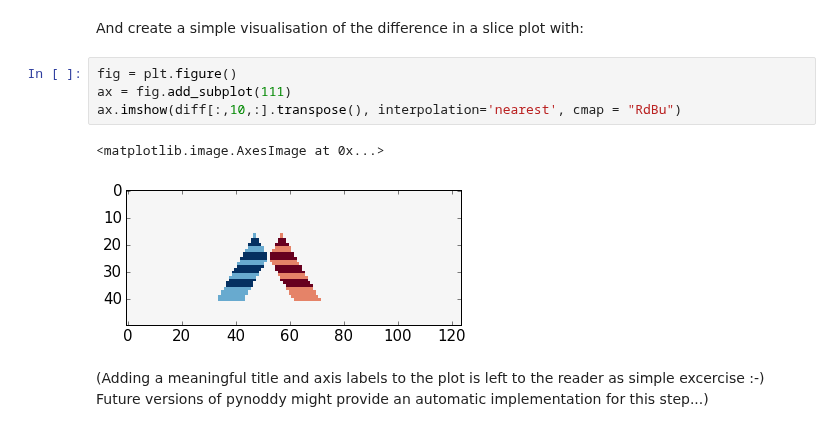
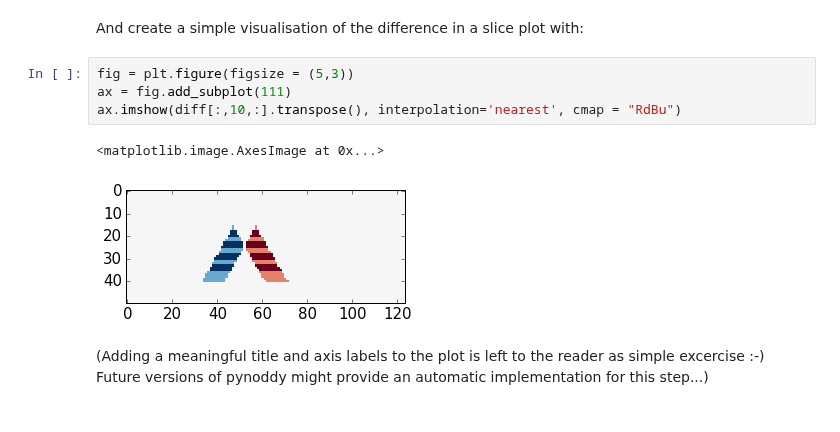
Before and after one commit to cgre-aachen/pynoddy, a Jupyter notebook: docs/notebooks/3-Events.ipynb, the cells around one changed output. Drawn from its saved outputs; the diff is of its cells as text.

```diff
--- a/docs/notebooks/3-Events.ipynb
+++ b/docs/notebooks/3-Events.ipynb
@@ -179,11 +182,11 @@ diff = (NO2.block - NO1.block)
 # %% [markdown]
 And create a simple visualisation of the difference in a slice plot with:
 # %%
-fig = plt.figure()
+fig = plt.figure(figsize = (5,3))
 ax = fig.add_subplot(111)
 ax.imshow(diff[:,10,:].transpose(), interpolation='nearest', cmap = "RdBu")
 # %% [output]
 <matplotlib.image.AxesImage at 0x...>
-[figure, old version]
+[figure, new version]
 # %% [markdown]
 (Adding a meaningful title and axis labels to the plot is left to the reader as simple excercise :-) Future versions of pynoddy might provide an automatic implementation for this step...)
```
Also changed, not shown: parts of 3 cells of this notebook, 16 other files.
